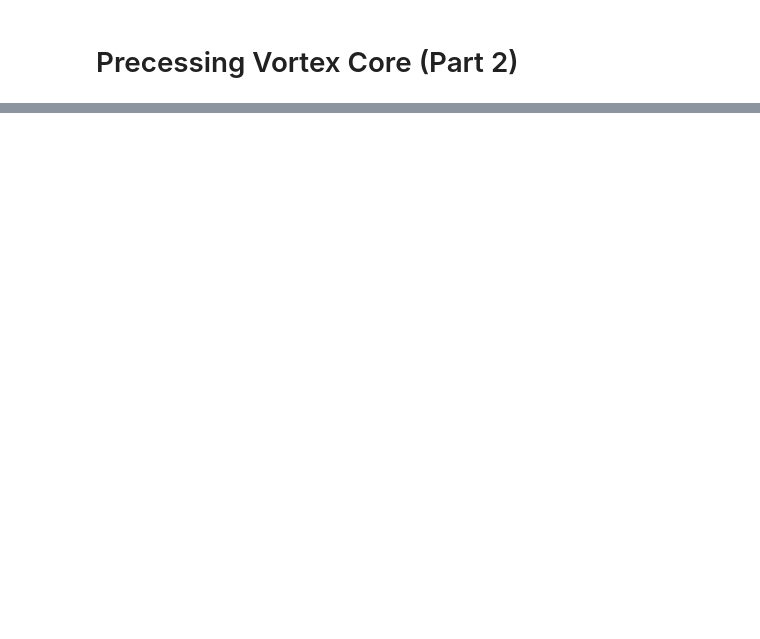
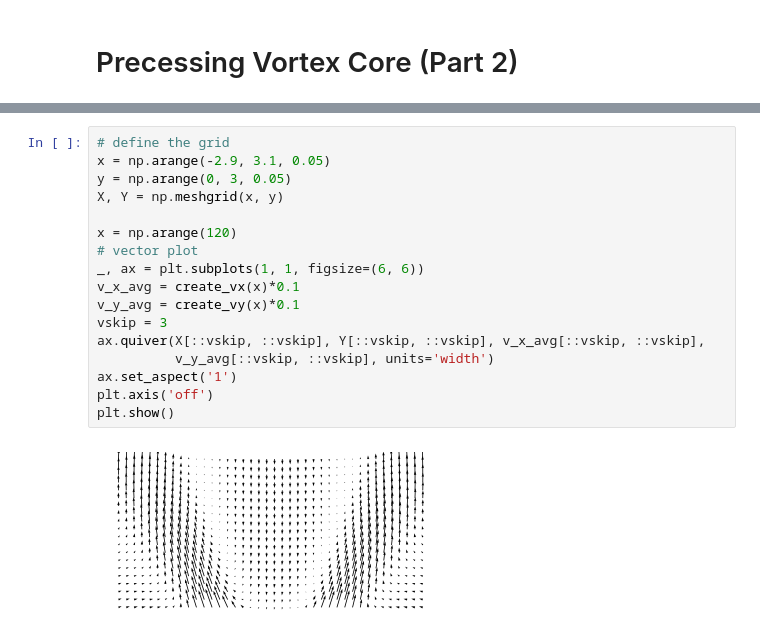
Before and after one commit to chuckedfromspace/pythonize, a Jupyter notebook: pythonize/fluids/pvc_p2.ipynb, the cells around one changed output, grey strips where cells are left out. Drawn from its saved outputs; the diff is of its cells as text; blank space fills up the shorter version.

```diff
--- a/pythonize/fluids/pvc_p2.ipynb
+++ b/pythonize/fluids/pvc_p2.ipynb
@@ -17,0 +142,19 @@ plt.show()
+# %%
+# define the grid
+x = np.arange(-2.9, 3.1, 0.05)
+y = np.arange(0, 3, 0.05)
+X, Y = np.meshgrid(x, y)
+
+x = np.arange(120)
+# vector plot
+_, ax = plt.subplots(1, 1, figsize=(6, 6))
+v_x_avg = create_vx(x)*0.1
+v_y_avg = create_vy(x)*0.1
+vskip = 3
+ax.quiver(X[::vskip, ::vskip], Y[::vskip, ::vskip], v_x_avg[::vskip, ::vskip],
+          v_y_avg[::vskip, ::vskip], units='width')
+ax.set_aspect('1')
+plt.axis('off')
+plt.show()
+# %% [output]
+[figure, added]
```
Also changed, not shown: parts of 8 cells of this notebook, 1 other file.
